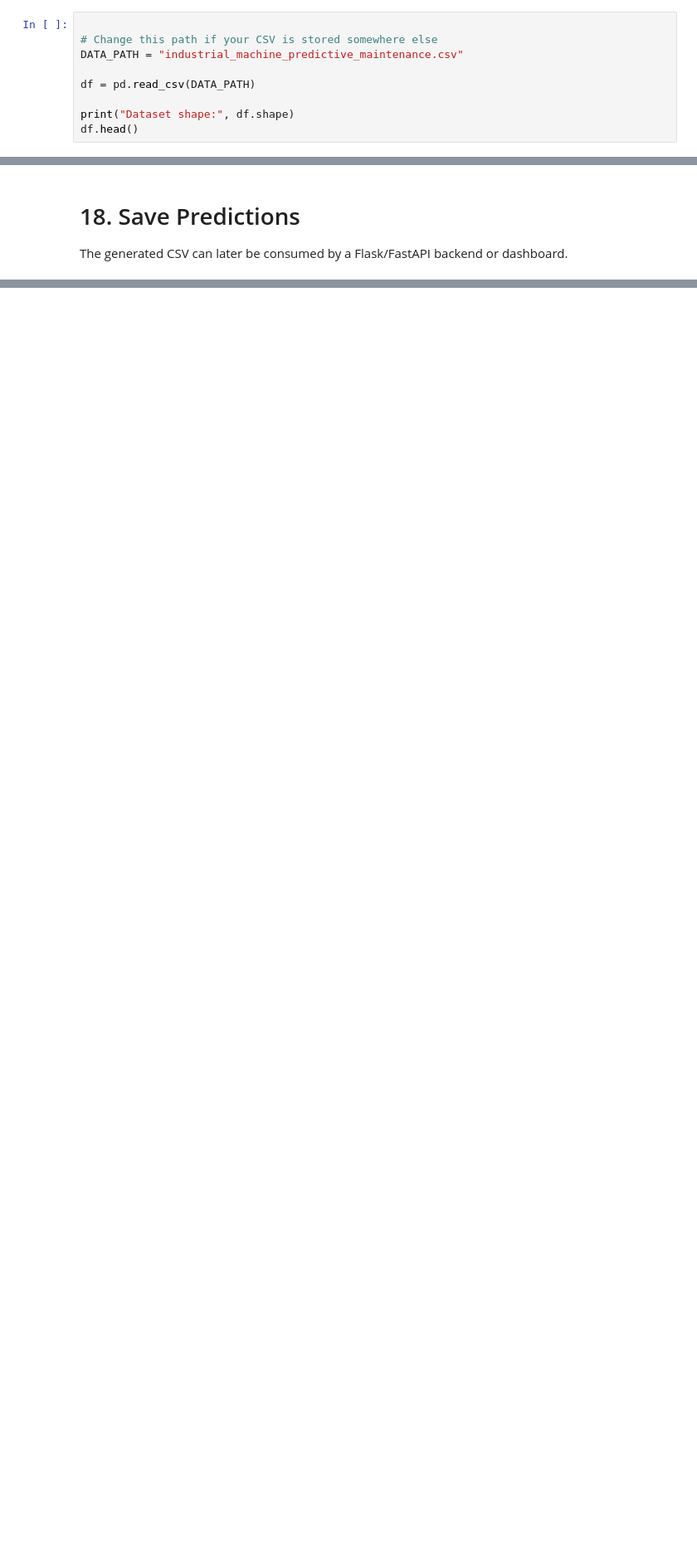
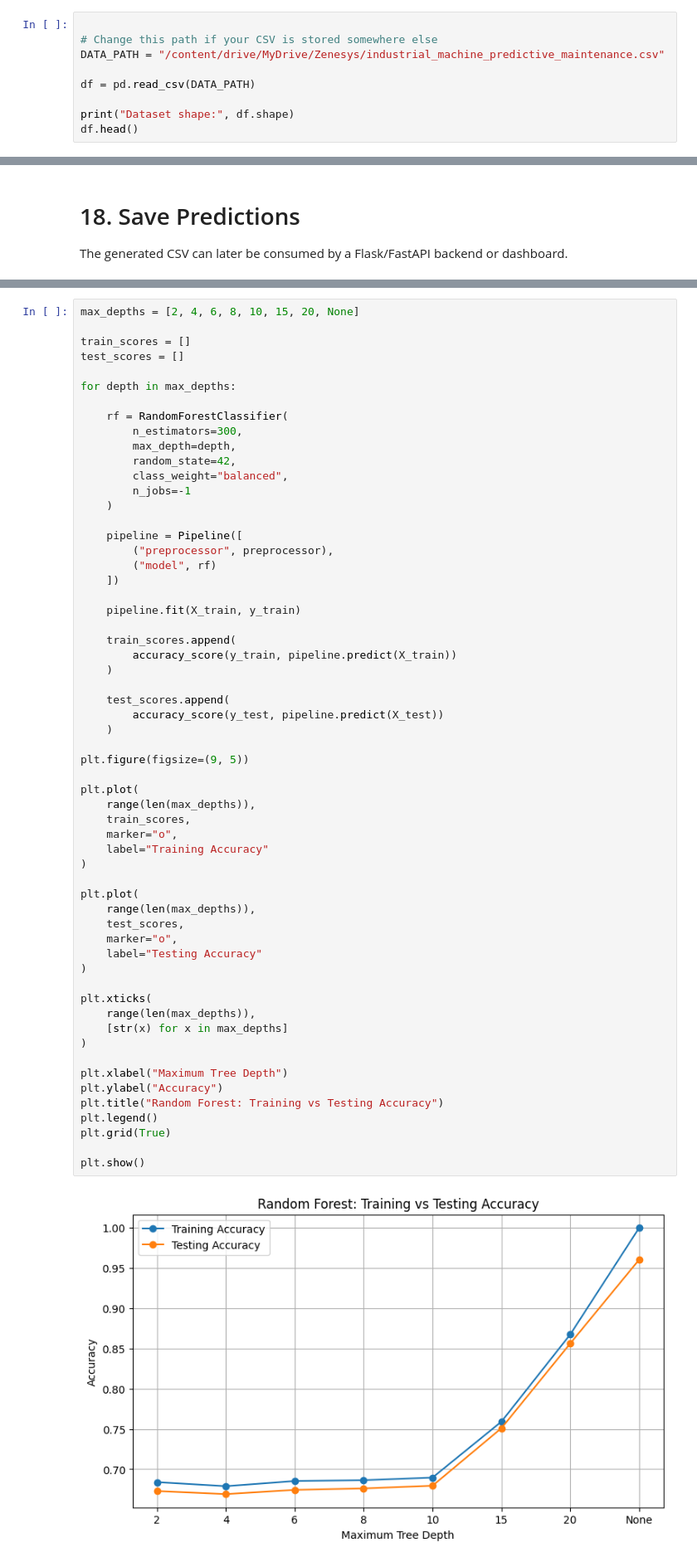
Before and after one commit to codex10hackathon/codex10-zenesys, a Jupyter notebook: model-train/Intelligent_Asset_Lifecycle_Failure_Prediction.ipynb, the cells around one changed output, grey strips where cells are left out. Shown at 83% size. Saved outputs shown, nothing was run; the diff lists cells and outputs as text; blank space fills up the shorter version.

```diff
--- a/model-train/Intelligent_Asset_Lifecycle_Failure_Prediction.ipynb
+++ b/model-train/Intelligent_Asset_Lifecycle_Failure_Prediction.ipynb
@@ -56,7 +63,7 @@ print("Libraries imported successfully.")
 # %%
 
 # Change this path if your CSV is stored somewhere else
-DATA_PATH = "industrial_machine_predictive_maintenance.csv"
+DATA_PATH = "/content/drive/MyDrive/Zenesys/industrial_machine_predictive_maintenance.csv"
 
 df = pd.read_csv(DATA_PATH)
 
@@ -561,0 +753,61 @@ print("Saved:", OUTPUT_PATH)
+# %%
+max_depths = [2, 4, 6, 8, 10, 15, 20, None]
+
+train_scores = []
+test_scores = []
+
+for depth in max_depths:
+
+    rf = RandomForestClassifier(
+        n_estimators=300,
+        max_depth=depth,
+        random_state=42,
+        class_weight="balanced",
+        n_jobs=-1
+    )
+
+    pipeline = Pipeline([
+        ("preprocessor", preprocessor),
+        ("model", rf)
+    ])
+
+    pipeline.fit(X_train, y_train)
+
+    train_scores.append(
+        accuracy_score(y_train, pipeline.predict(X_train))
+    )
+
+    test_scores.append(
+        accuracy_score(y_test, pipeline.predict(X_test))
+    )
+
+plt.figure(figsize=(9, 5))
+
+plt.plot(
+    range(len(max_depths)),
+    train_scores,
+    marker="o",
+    label="Training Accuracy"
+)
+
+plt.plot(
+    range(len(max_depths)),
+    test_scores,
+    marker="o",
+    label="Testing Accuracy"
+)
+
+plt.xticks(
+    range(len(max_depths)),
+    [str(x) for x in max_depths]
+)
+
+plt.xlabel("Maximum Tree Depth")
+plt.ylabel("Accuracy")
+plt.title("Random Forest: Training vs Testing Accuracy")
+plt.legend()
+plt.grid(True)
+
+plt.show()
+# %% [output]
+[figure, added]
```
Also changed, not shown: parts of 26 cells of this notebook, 1 other file.
